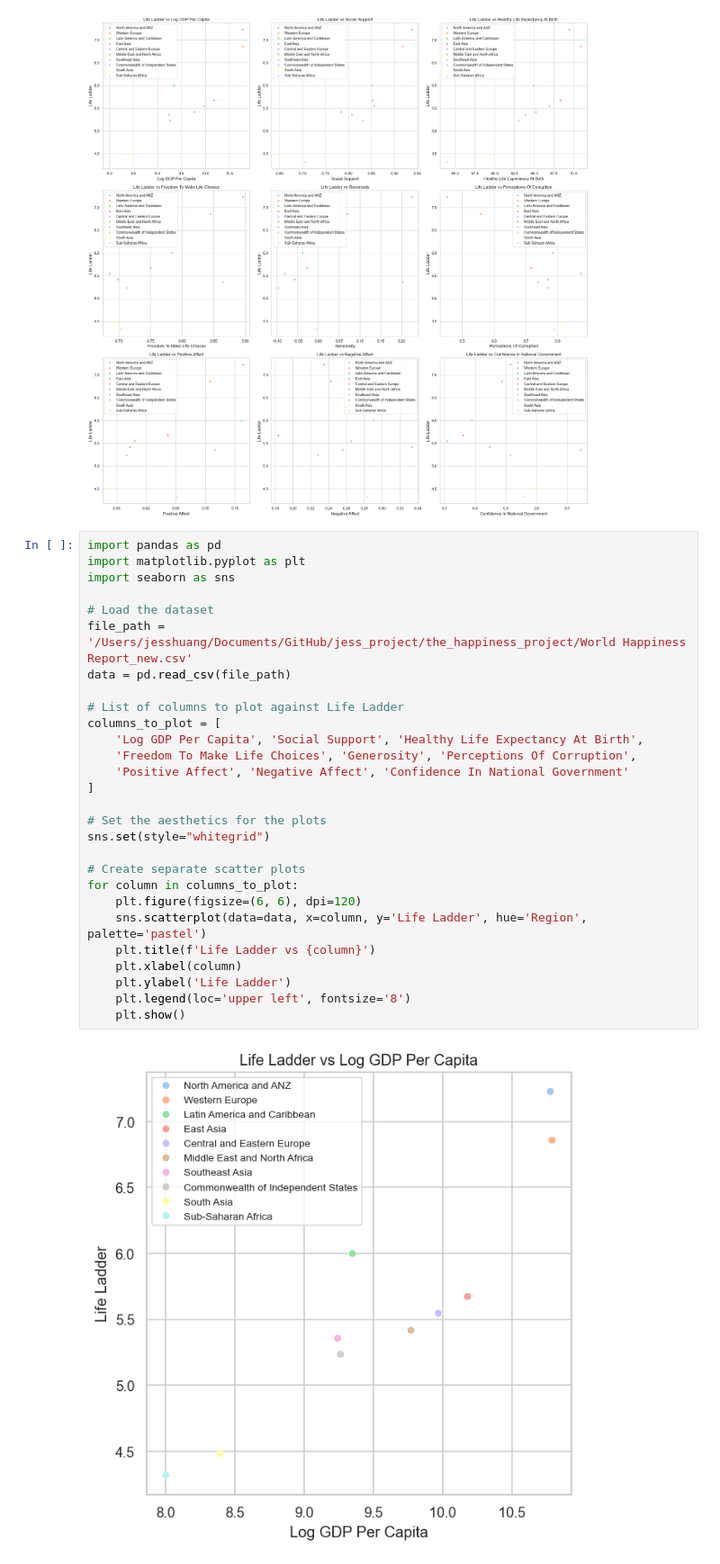
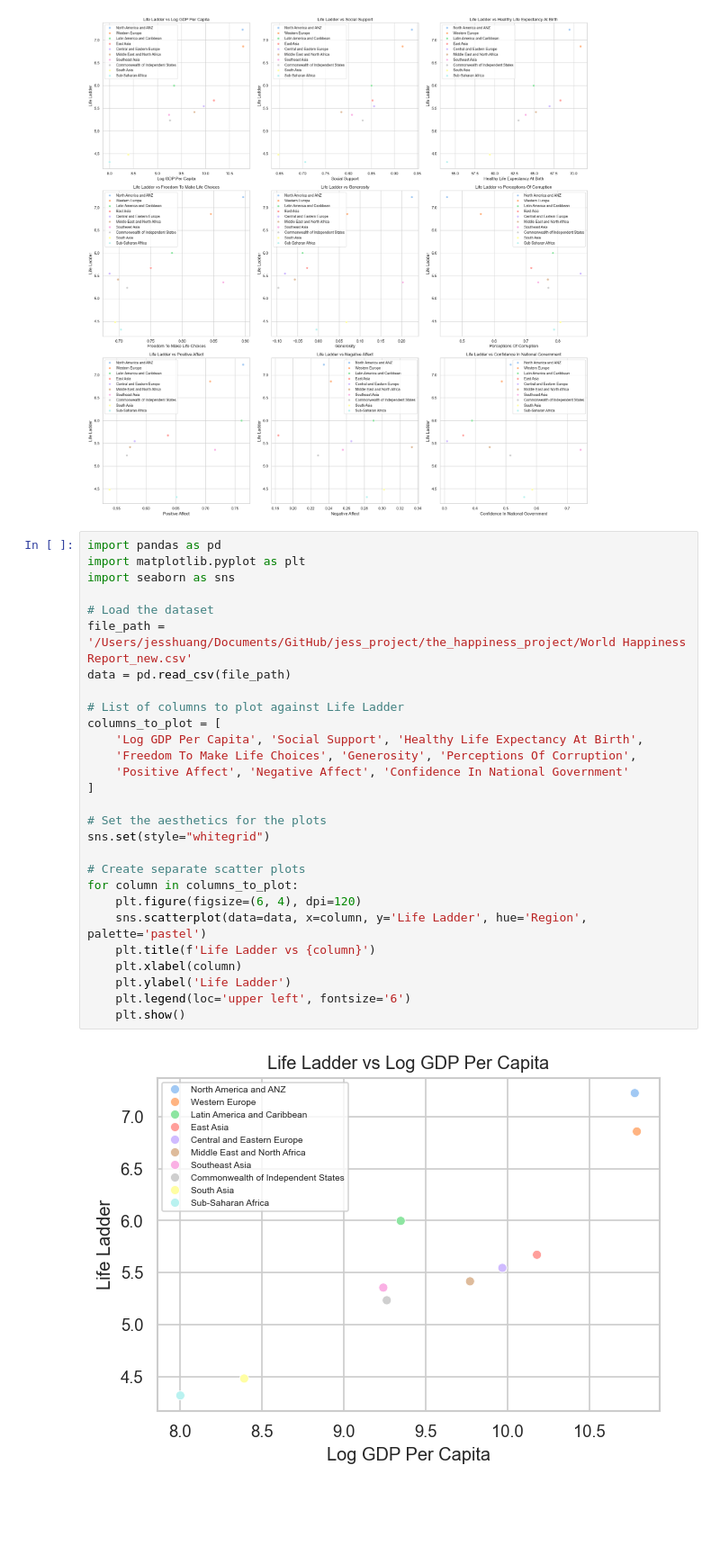
Before and after one commit to jessjwh/jess_window, a Jupyter notebook: project/the_happiness_project/charts.ipynb, the cells around one changed output. Shown: that part at 90% size. Saved outputs shown, nothing was run; the diff lists cells and outputs as text; blank space fills up the shorter version.

```diff
--- a/project/the_happiness_project/charts.ipynb
+++ b/project/the_happiness_project/charts.ipynb
@@ -80,30 +98,30 @@ plt.show()
 # %%
 import pandas as pd
 import matplotlib.pyplot as plt
 import seaborn as sns
 
 # Load the dataset
 file_path = '/Users/jesshuang/Documents/GitHub/jess_project/the_happiness_project/World Happiness Report_new.csv'
 data = pd.read_csv(file_path)
 
 # List of columns to plot against Life Ladder
 columns_to_plot = [
     'Log GDP Per Capita', 'Social Support', 'Healthy Life Expectancy At Birth',
     'Freedom To Make Life Choices', 'Generosity', 'Perceptions Of Corruption',
     'Positive Affect', 'Negative Affect', 'Confidence In National Government'
 ]
 
 # Set the aesthetics for the plots
 sns.set(style="whitegrid")
 
 # Create separate scatter plots
 for column in columns_to_plot:
-    plt.figure(figsize=(6, 6), dpi=120)
+    plt.figure(figsize=(6, 4), dpi=120)
     sns.scatterplot(data=data, x=column, y='Life Ladder', hue='Region', palette='pastel')
     plt.title(f'Life Ladder vs {column}')
     plt.xlabel(column)
     plt.ylabel('Life Ladder')
-    plt.legend(loc='upper left', fontsize='8')
+    plt.legend(loc='upper left', fontsize='6')
     plt.show()
 # %% [output]
-[figure, old version]
+[figure, new version]
```
Also changed, not shown: parts of 7 cells of this notebook, 7 other files.
